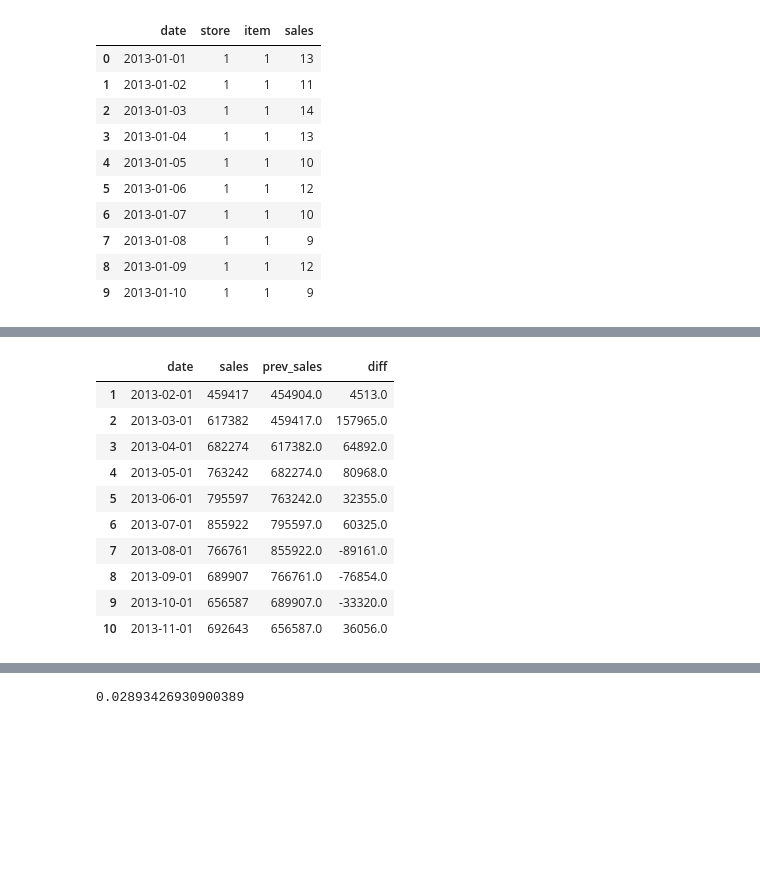
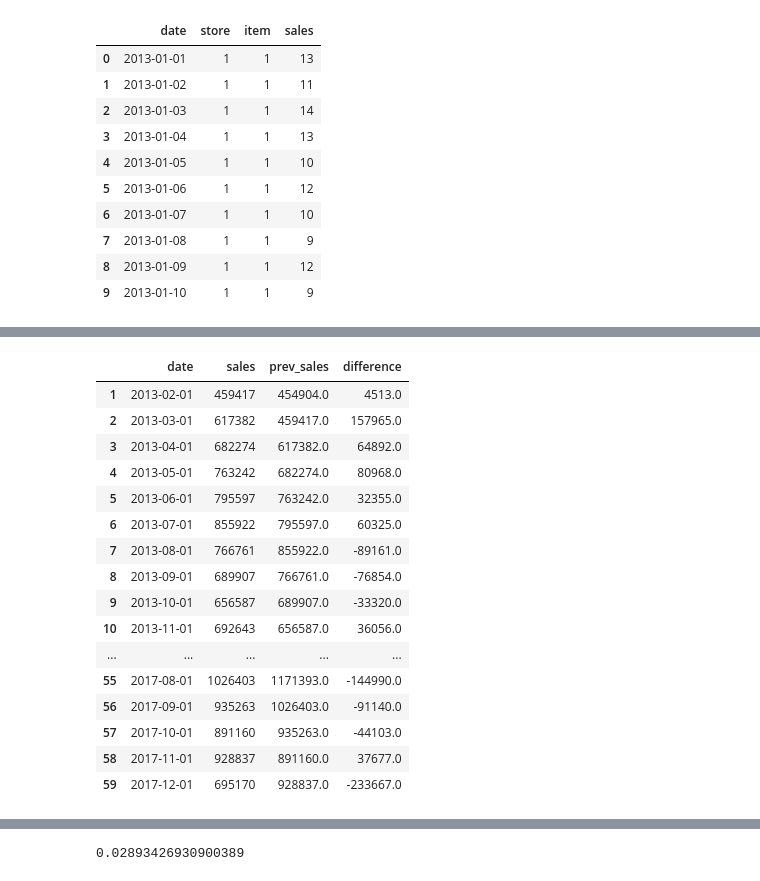
Before and after one commit to mikepng/thesis, a Jupyter notebook: Thesis.ipynb, the cells around one changed output, grey strips where cells are left out. Drawn from its saved outputs; the diff is of its cells as text; code cells hidden in the pictures; blank space fills up the shorter version.

```diff
--- a/Thesis.ipynb
+++ b/Thesis.ipynb
@@ -65 +87,28 @@ df_sales.head()
+# %%
+#Creation of a new dataframe for modeling the difference
+df_difference = df_main.copy()
+#adding the previous sales on the next row
+df_difference['prev_sales'] = df_difference['sales'].shift(1)
+#drop any null values and calculation of the difference
+df_difference = df_difference.dropna()
+df_difference['difference'] = (df_difference['sales'] - df_difference['prev_sales'])
+df_difference.head(100)
+# %% [output]
+|  | date | sales | prev_sales | difference |
+| 1 | 2013-02-01 | 459417 | 454904.0 | 4513.0 |
+| 2 | 2013-03-01 | 617382 | 459417.0 | 157965.0 |
+| 3 | 2013-04-01 | 682274 | 617382.0 | 64892.0 |
+| 4 | 2013-05-01 | 763242 | 682274.0 | 80968.0 |
+| 5 | 2013-06-01 | 795597 | 763242.0 | 32355.0 |
+| 6 | 2013-07-01 | 855922 | 795597.0 | 60325.0 |
+| 7 | 2013-08-01 | 766761 | 855922.0 | -89161.0 |
+| 8 | 2013-09-01 | 689907 | 766761.0 | -76854.0 |
+| 9 | 2013-10-01 | 656587 | 689907.0 | -33320.0 |
+| 10 | 2013-11-01 | 692643 | 656587.0 | 36056.0 |
+| ... | ... | ... | ... | ... |
+| 55 | 2017-08-01 | 1026403 | 1171393.0 | -144990.0 |
+| 56 | 2017-09-01 | 935263 | 1026403.0 | -91140.0 |
+| 57 | 2017-10-01 | 891160 | 935263.0 | -44103.0 |
+| 58 | 2017-11-01 | 928837 | 891160.0 | 37677.0 |
+| 59 | 2017-12-01 | 695170 | 928837.0 | -233667.0 |
 # %%
@@ -77,24 +126,3 @@ fig = go.Figure(data=plot_data, layout=plot_layout)
 pyoff.iplot(fig)
 # %% [output]
 [interactive output not drawn]
-# %%
-#create a new dataframe to model the difference
-df_diff = df_sales.copy()
-#add previous sales to the next row
-df_diff['prev_sales'] = df_diff['sales'].shift(1)
-#drop the null values and calculate the difference
-df_diff = df_diff.dropna()
-df_diff['diff'] = (df_diff['sales'] - df_diff['prev_sales'])
-df_diff.head(10)
-# %% [output]
-|  | date | sales | prev_sales | diff |
-| 1 | 2013-02-01 | 459417 | 454904.0 | 4513.0 |
-| 2 | 2013-03-01 | 617382 | 459417.0 | 157965.0 |
-| 3 | 2013-04-01 | 682274 | 617382.0 | 64892.0 |
-| 4 | 2013-05-01 | 763242 | 682274.0 | 80968.0 |
-| 5 | 2013-06-01 | 795597 | 763242.0 | 32355.0 |
-| 6 | 2013-07-01 | 855922 | 795597.0 | 60325.0 |
-| 7 | 2013-08-01 | 766761 | 855922.0 | -89161.0 |
-| 8 | 2013-09-01 | 689907 | 766761.0 | -76854.0 |
-| 9 | 2013-10-01 | 656587 | 689907.0 | -33320.0 |
-| 10 | 2013-11-01 | 692643 | 656587.0 | 36056.0 |
```
Also changed, not shown: parts of 23 cells of this notebook.
